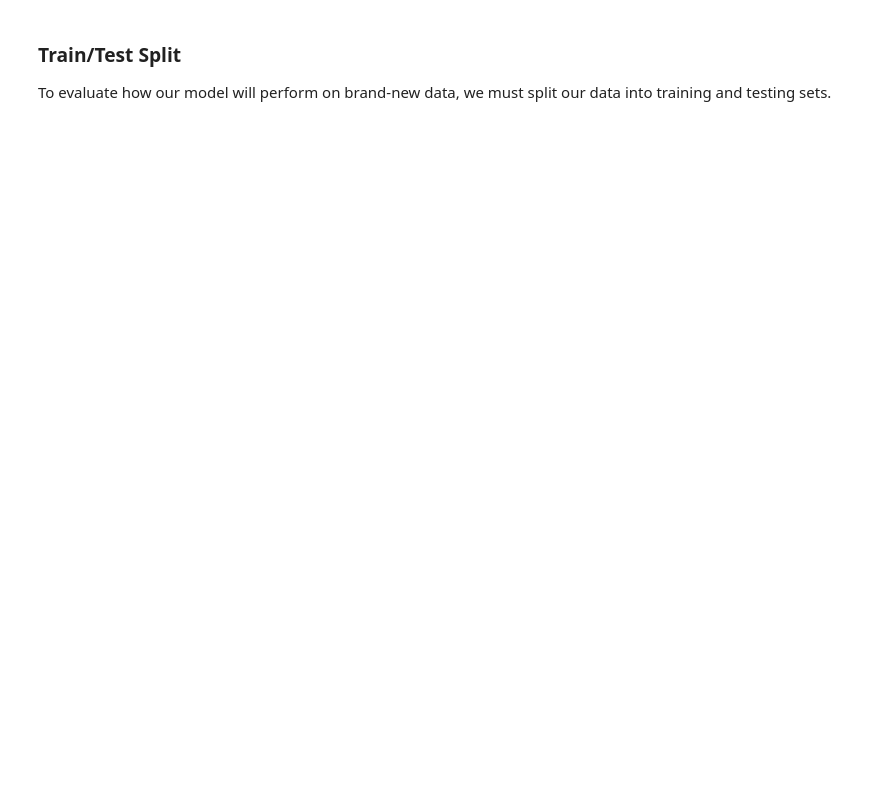
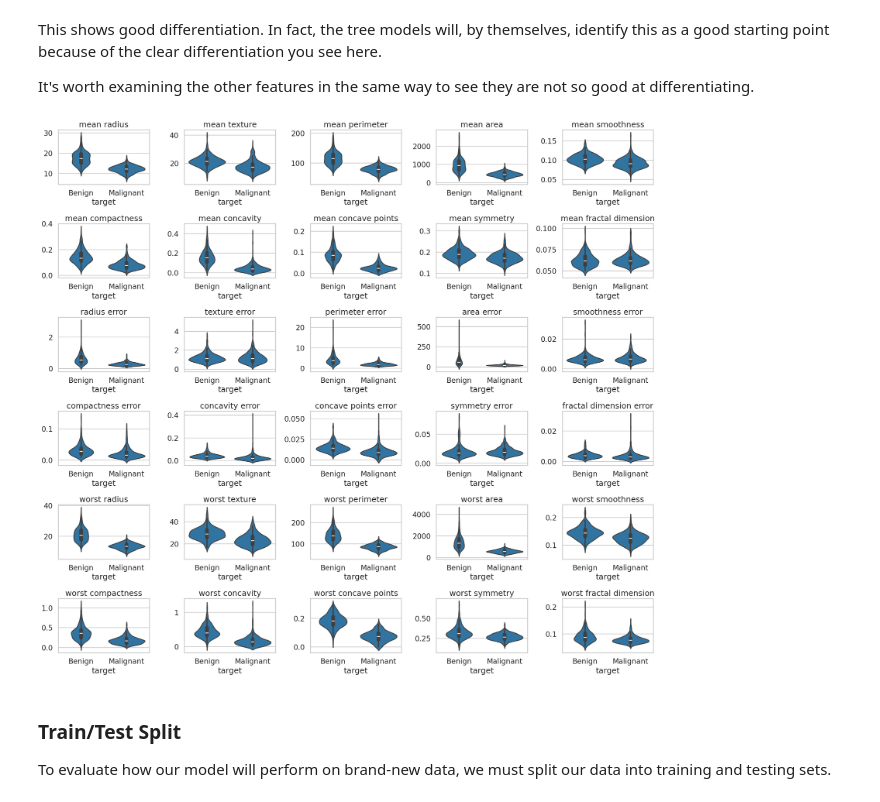
Before and after one commit to bsheese/cs377, a Jupyter notebook: 18_classification/18_5_1_Trees_Data_and_Basics.ipynb, the cells around one changed output. Cells and saved outputs as stored; diff of their text form; code cells hidden in the pictures; blank space fills up the shorter version.

```diff
--- a/18_classification/18_5_1_Trees_Data_and_Basics.ipynb
+++ b/18_classification/18_5_1_Trees_Data_and_Basics.ipynb
@@ -60,3 +148,29 @@ plt.show()
+# %% [markdown]
+This shows good differentiation. In fact, the tree models will, by themselves, identify this as a good starting point because of the clear differentiation you see here.
+
+It's worth examining the other features in the same way to see they are not so good at differentiating.
+# %%
+n_cols = 5
+n_features = len(df.columns[:-1]) # Exclude 'target'
+n_rows = (n_features + n_cols - 1) // n_cols
+
+fig, axes = plt.subplots(n_rows, n_cols, figsize=(n_cols * 4, n_rows * 3))
+axes = axes.flatten()
+
+for i, col in enumerate(df.columns[:-1]):
+    sns.violinplot(x='target', y=col, data=df, ax=axes[i])
+    axes[i].set_title(f"{col}")
+    axes[i].set_xticks([0, 1], ['Benign', 'Malignant'])
+    axes[i].set_ylabel('') # Remove y-label to avoid clutter
+
+# Turn off any unused subplots
+for j in range(i + 1, len(axes)):
+    fig.delaxes(axes[j])
+
+plt.tight_layout()
+plt.show()
+# %% [output]
+[figure, added]
 # %% [markdown]
 ### Train/Test Split
 To evaluate how our model will perform on brand-new data, we must split our data into training and testing sets.
```
Also changed, not shown: parts of 14 cells of this notebook.
